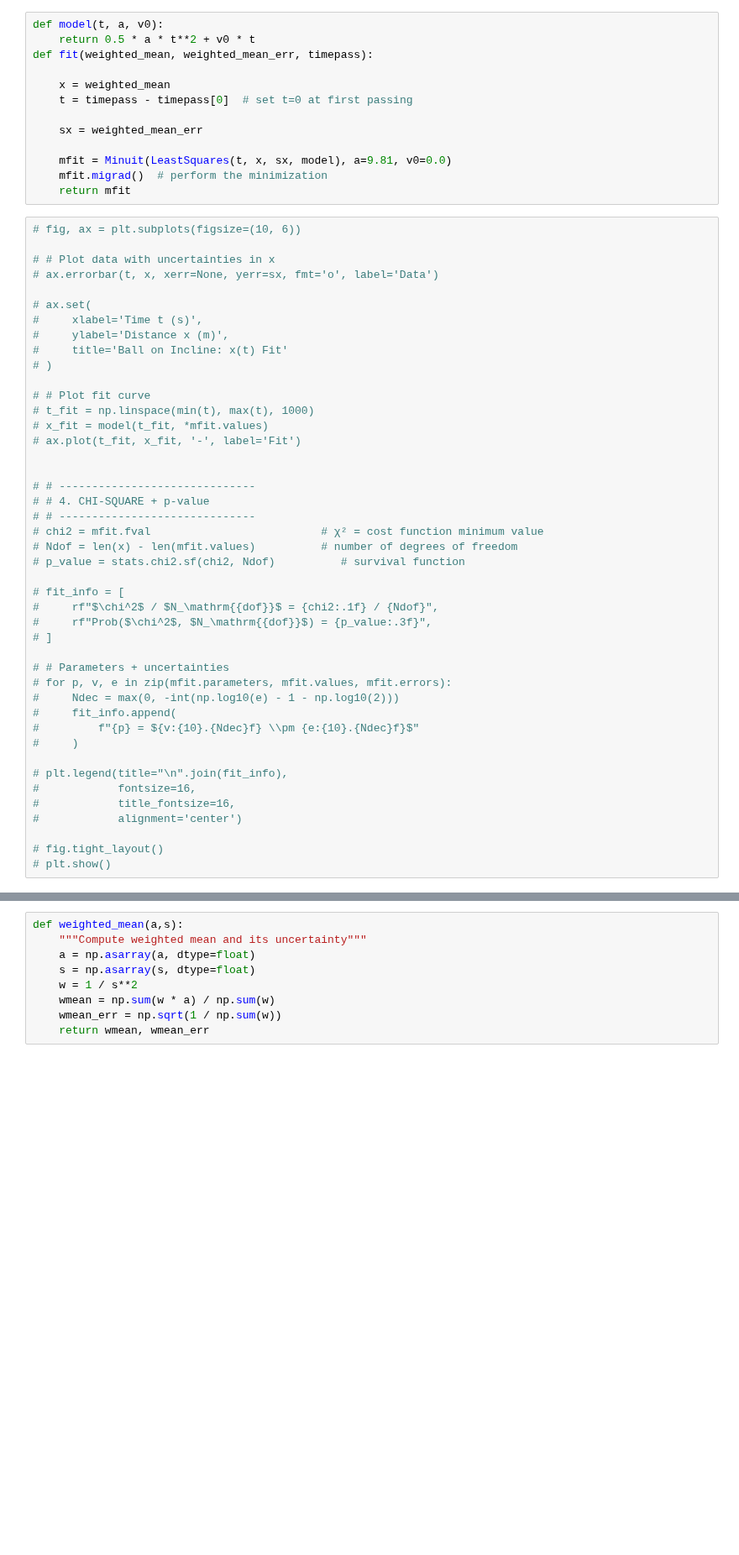
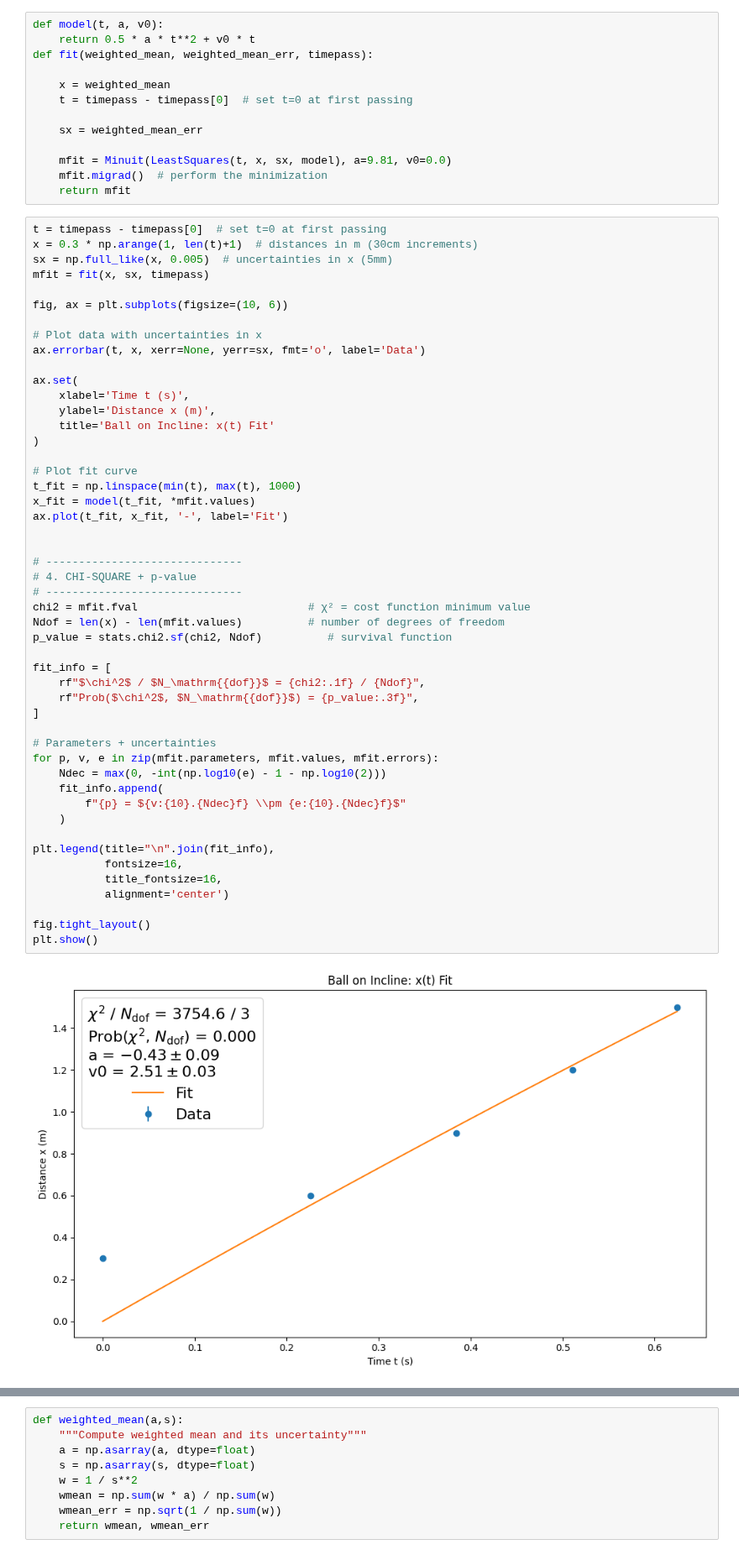
Before and after one commit to MagnusTrier/appstat_project, a Jupyter notebook: BallOnIncline_original.ipynb, the cells around one changed output, grey strips where cells are left out. Shown at 84% size. Cells and saved outputs as stored; diff of their text form; blank space fills up the shorter version.

```diff
--- a/BallOnIncline_original.ipynb
+++ b/BallOnIncline_original.ipynb
@@ -100,47 +100,54 @@ def fit(weighted_mean, weighted_mean_err, timepass):
     mfit.migrad()  # perform the minimization
     return mfit
 # %%
-# fig, ax = plt.subplots(figsize=(10, 6))
+t = timepass - timepass[0]  # set t=0 at first passing
+x = 0.3 * np.arange(1, len(t)+1)  # distances in m (30cm increments)
+sx = np.full_like(x, 0.005)  # uncertainties in x (5mm)
+mfit = fit(x, sx, timepass)
 
-# # Plot data with uncertainties in x
-# ax.errorbar(t, x, xerr=None, yerr=sx, fmt='o', label='Data')
+fig, ax = plt.subplots(figsize=(10, 6))
 
-# ax.set(
-#     xlabel='Time t (s)',
-#     ylabel='Distance x (m)',
-#     title='Ball on Incline: x(t) Fit'
-# )
+# Plot data with uncertainties in x
+ax.errorbar(t, x, xerr=None, yerr=sx, fmt='o', label='Data')
 
-# # Plot fit curve
-# t_fit = np.linspace(min(t), max(t), 1000)
-# x_fit = model(t_fit, *mfit.values)
-# ax.plot(t_fit, x_fit, '-', label='Fit')
+ax.set(
+    xlabel='Time t (s)',
+    ylabel='Distance x (m)',
+    title='Ball on Incline: x(t) Fit'
+)
+
+# Plot fit curve
+t_fit = np.linspace(min(t), max(t), 1000)
+x_fit = model(t_fit, *mfit.values)
+ax.plot(t_fit, x_fit, '-', label='Fit')
 
 
-# # ------------------------------
-# # 4. CHI-SQUARE + p-value
-# # ------------------------------
-# chi2 = mfit.fval                          # χ² = cost function minimum value
-# Ndof = len(x) - len(mfit.values)          # number of degrees of freedom
-# p_value = stats.chi2.sf(chi2, Ndof)          # survival function
+# ------------------------------
+# 4. CHI-SQUARE + p-value
+# ------------------------------
+chi2 = mfit.fval                          # χ² = cost function minimum value
+Ndof = len(x) - len(mfit.values)          # number of degrees of freedom
+p_value = stats.chi2.sf(chi2, Ndof)          # survival function
 
-# fit_info = [
-#     rf"$\chi^2$ / $N_\mathrm{{dof}}$ = {chi2:.1f} / {Ndof}",
-#     rf"Prob($\chi^2$, $N_\mathrm{{dof}}$) = {p_value:.3f}",
-# ]
+fit_info = [
+    rf"$\chi^2$ / $N_\mathrm{{dof}}$ = {chi2:.1f} / {Ndof}",
+    rf"Prob($\chi^2$, $N_\mathrm{{dof}}$) = {p_value:.3f}",
+]
 
-# # Parameters + uncertainties
-# for p, v, e in zip(mfit.parameters, mfit.values, mfit.errors):
-#     Ndec = max(0, -int(np.log10(e) - 1 - np.log10(2)))
-#     fit_info.append(
-#         f"{p} = ${v:{10}.{Ndec}f} \\pm {e:{10}.{Ndec}f}$"
-#     )
+# Parameters + uncertainties
+for p, v, e in zip(mfit.parameters, mfit.values, mfit.errors):
+    Ndec = max(0, -int(np.log10(e) - 1 - np.log10(2)))
+    fit_info.append(
+        f"{p} = ${v:{10}.{Ndec}f} \\pm {e:{10}.{Ndec}f}$"
+    )
 
-# plt.legend(title="\n".join(fit_info),
-#            fontsize=16,
-#            title_fontsize=16,
-#            alignment='center')
+plt.legend(title="\n".join(fit_info),
+           fontsize=16,
+           title_fontsize=16,
+           alignment='center')
 
-# fig.tight_layout()
-# plt.show()
+fig.tight_layout()
+plt.show()
+# %% [output]
+[figure, added]
 # %%
```
Also changed, not shown: parts of 6 cells of this notebook.
